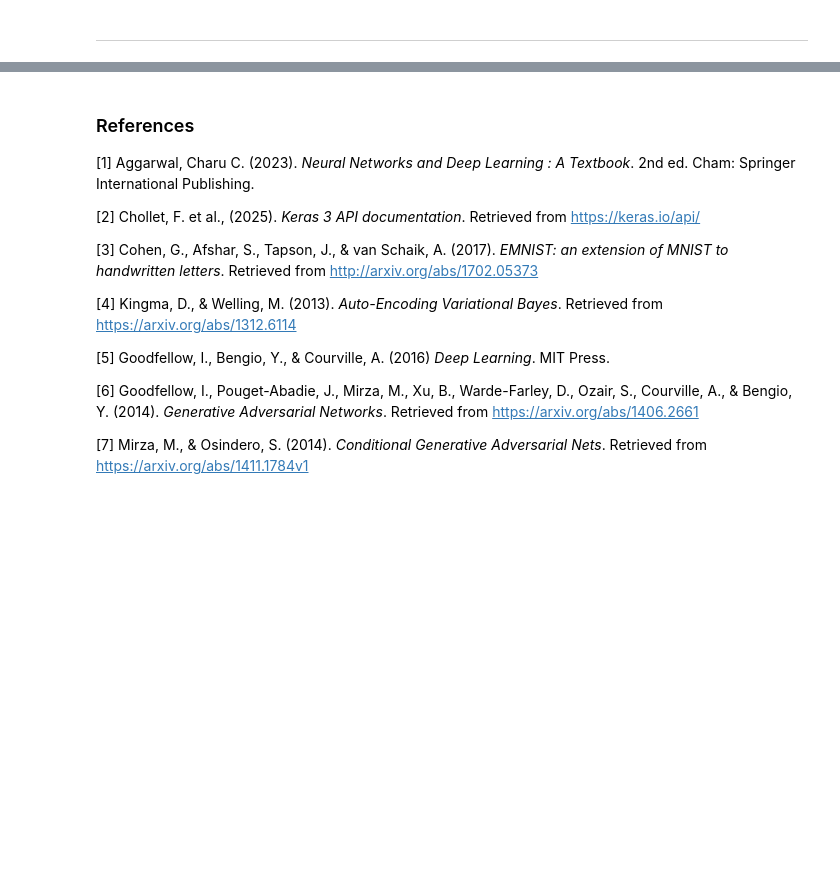
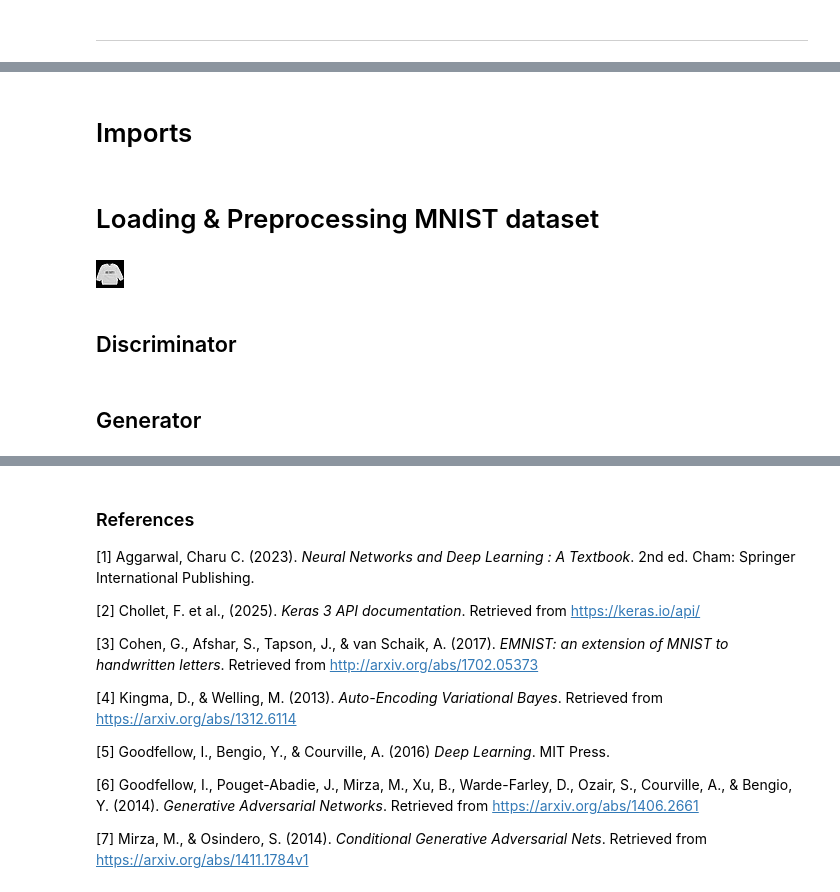
Before and after one commit to PJ-Caleon/LBYCPC4, a Jupyter notebook: Activity2_Group_1.ipynb, the cells around one changed output, grey strips where cells are left out. Drawn from its saved outputs; the diff is of its cells as text; code cells hidden in the pictures; blank space fills up the shorter version.

```diff
--- a/Activity2_Group_1.ipynb
+++ b/Activity2_Group_1.ipynb
@@ -1189,0 +725,2 @@ plt.show()
+# %% [markdown]
+# Imports
@@ -1189,0 +739,27 @@ plt.show()
+# %% [markdown]
+# Loading & Preprocessing MNIST dataset
+# %%
+class FashionMNIST(Dataset):
+    def __init__(self, transform=None):
+        self.transform = transform
+        csv_path = "/home/pj/Documents/Academics/LBYCPC4/archive/fashion-mnist_train.csv"
+        fashion_df = pd.read_csv(csv_path)
+        self.labels = fashion_df.label.values
+        self.images = fashion_df.iloc[:, 1:].values.astype('uint8').reshape(-1, 28, 28)
+
+    def __len__(self):
+        return len(self.images)
+
+    def __getitem__(self, idx):
+        label = self.labels[idx]
+        img = Image.fromarray(self.images[idx])
+
+        if self.transform:
+            img = self.transform(img)
+
+        return img, label
+# %%
+dataset = FashionMNIST()
+dataset[0][0]
+# %% [output]
+[figure, added]
@@ -1189,0 +774,2 @@ plt.show()
+# %% [markdown]
+## Discriminator
@@ -1189,0 +803,2 @@ plt.show()
+# %% [markdown]
+## Generator
```
Also changed, not shown: parts of 48 cells of this notebook.
